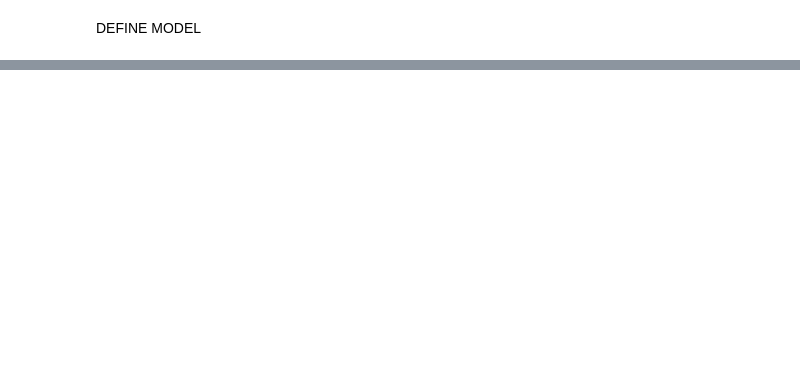
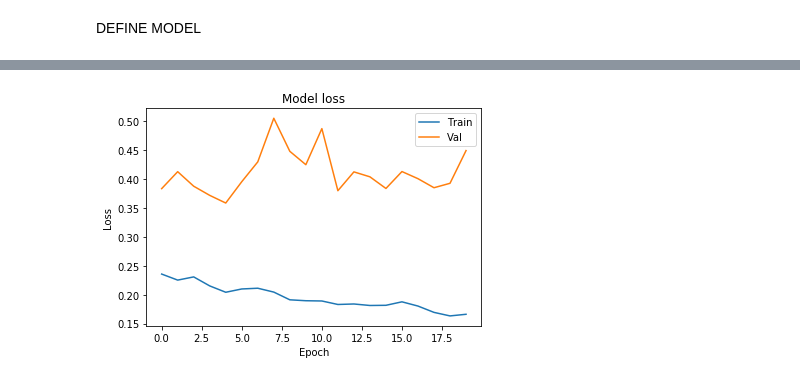
Before and after one commit to sabill/JOINTS-2020, a Jupyter notebook: email_classification.ipynb, the cells around one changed output, grey strips where cells are left out. Cells and saved outputs as stored; diff of their text form; code cells hidden in the pictures; blank space fills up the shorter version.

Commit message:
accuracy 90% with rough graph

```diff
--- a/email_classification.ipynb
+++ b/email_classification.ipynb
@@ -30,3 +112,0 @@ train_data.info()
-# %%
-for column in train_data.columns[1:41]:
-    train_data[column] = train_data[column].apply(ord)
@@ -38,5 +134,5 @@ train_label
 # %%
-train_features = np.asarray(train_features)
-train_label = np.asarray(train_label)
+train_features = np.asarray(train_features).astype(np.float64)
+train_label = np.asarray(train_label).astype(np.float64)
 # %%
 train_features
@@ -66,5 +172,5 @@ model = Sequential([
     Dense(1, activation='sigmoid', name='output')
 ])
 
-model.compile(loss='binary_crossentropy', optimizer='adam', metrics=['accuracy'])
+model.compile(loss='binary_crossentropy', optimizer='adam', metrics=['acc'])
 model.summary()
@@ -73,2 +202,2 @@ X_train
 # %%
-history = model.fit(X_train, y_train, batch_size=32, epochs=5, validation_data=(X_val,y_val), callbacks=[callbacks])
+history = model.fit(X_train, y_train, batch_size=32, epochs=20, validation_data=(X_val,y_val), callbacks=[callbacks])
@@ -76,0 +227,10 @@ model.evaluate(X_test, y_test)
+# %%
+plt.plot(history.history['loss'])
+plt.plot(history.history['val_loss'])
+plt.title('Model loss')
+plt.ylabel('Loss')
+plt.xlabel('Epoch')
+plt.legend(['Train', 'Val'], loc='upper right')
+plt.show()
+# %% [output]
+[figure, added]
```
Also changed, not shown: parts of 18 cells of this notebook.
